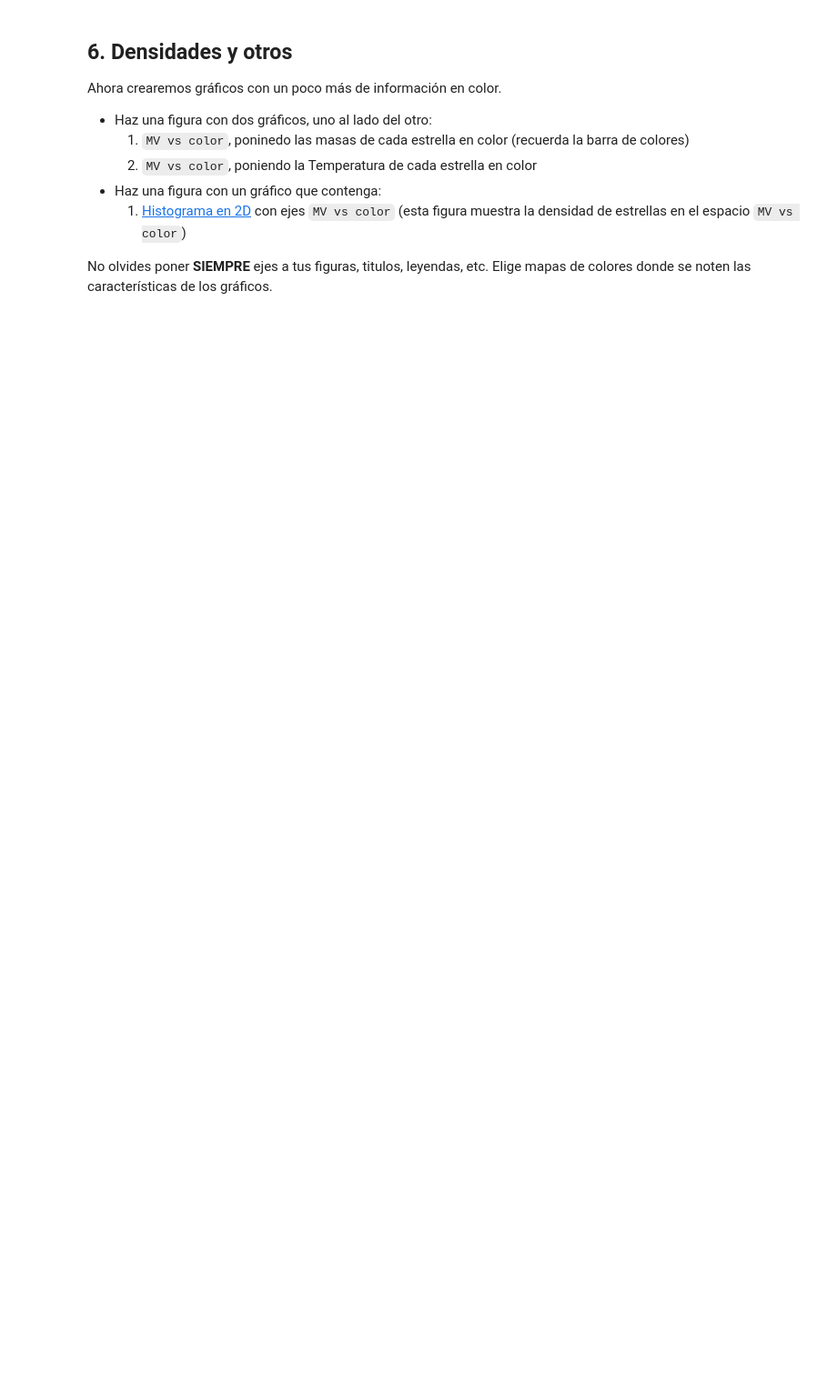
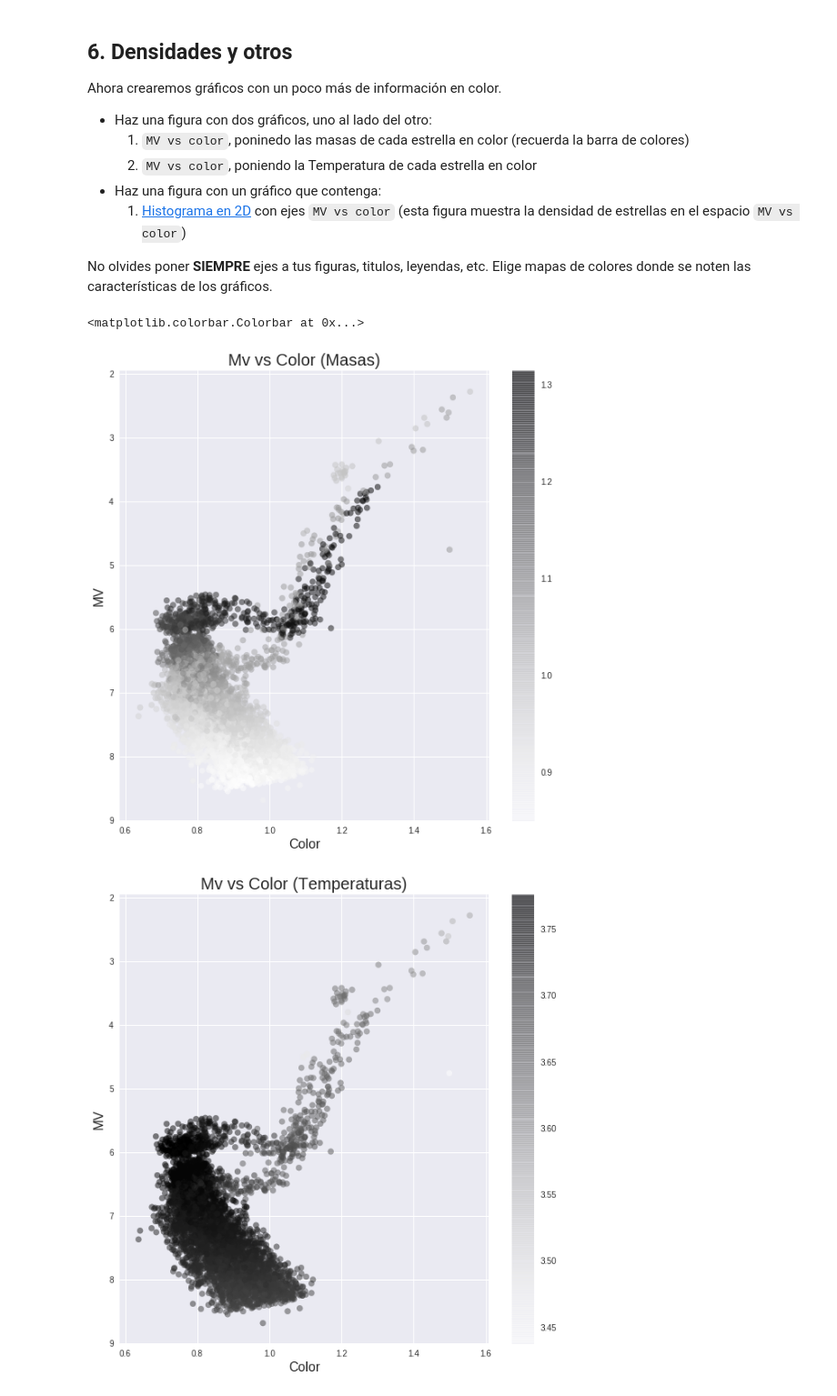
Before and after one commit to VicenteMaturana/minitarea2, a Jupyter notebook: minitarea2.ipynb, the cells around one changed output. Shown at 91% size. Saved outputs shown, nothing was run; the diff lists cells and outputs as text; code cells hidden in the pictures; blank space fills up the shorter version.

```diff
--- a/minitarea2.ipynb
+++ b/minitarea2.ipynb
@@ -185,0 +178,21 @@ No olvides poner **SIEMPRE** ejes a tus figuras, titulos, leyendas, etc. Elige m
+# %%
+# plot cmd + masa / smd + temp
+fig, ax = plt.subplots(figsize = (10,10))
+plt.gca().invert_yaxis()
+a=ax.scatter(color,MV, c = masas, alpha = 0.5)
+plt.ylabel('MV',fontsize=16)
+plt.xlabel('Color',fontsize=16)
+plt.title('Mv vs Color (Masas)',fontsize=20)
+fig.colorbar(a)
+
+fig, ax=plt.subplots(figsize=(10,10))
+plt.gca().invert_yaxis()
+a=ax.scatter(color,MV, c = temperaturas, alpha = 0.5)
+plt.ylabel('MV',fontsize=16)
+plt.xlabel('Color',fontsize=16)
+plt.title('Mv vs Color (Temperaturas)',fontsize=20)
+fig.colorbar(a)
+# %% [output]
+<matplotlib.colorbar.Colorbar at 0x...>
+[figure, added]
+[figure, added]
```
Also changed, not shown: parts of 5 cells of this notebook.
